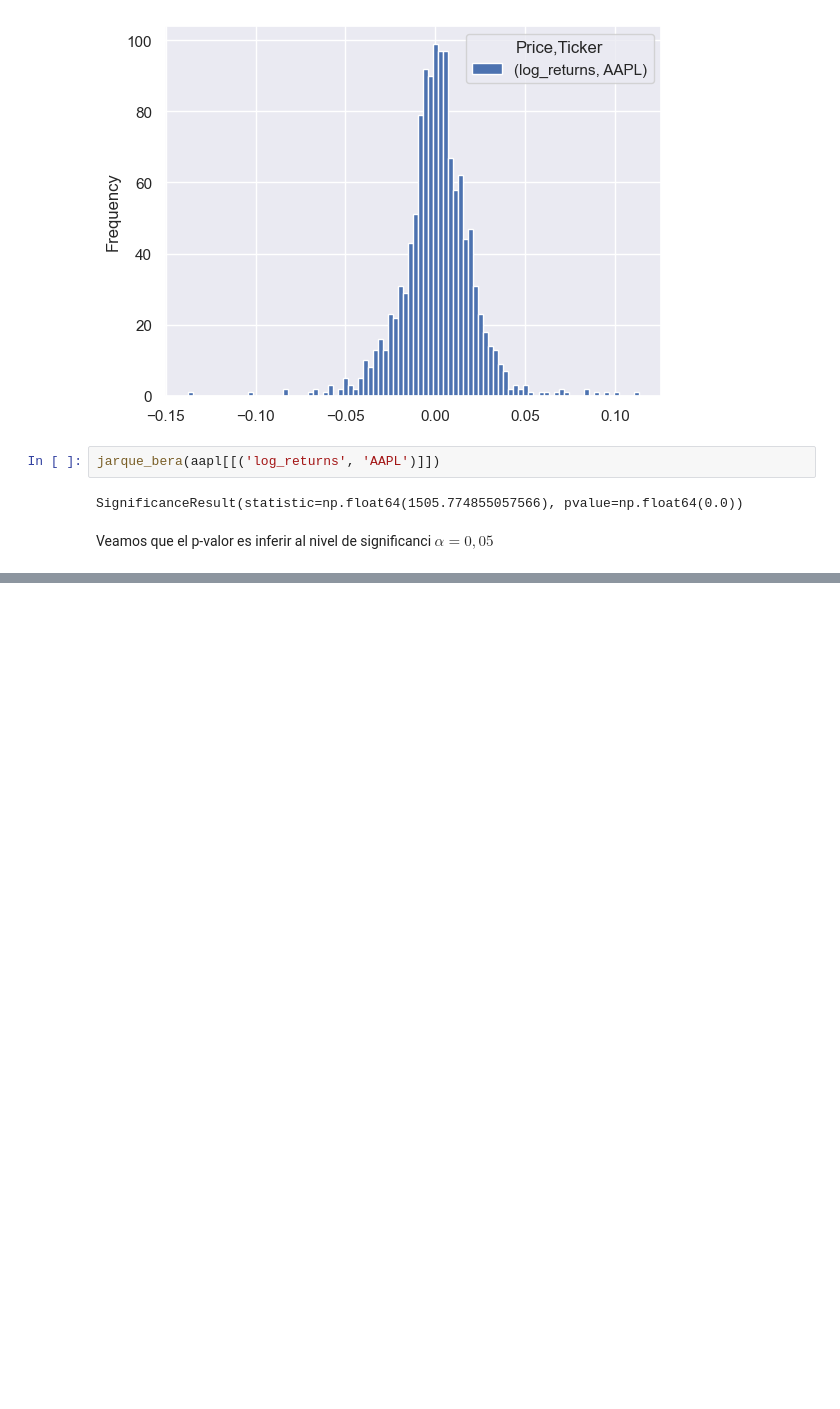
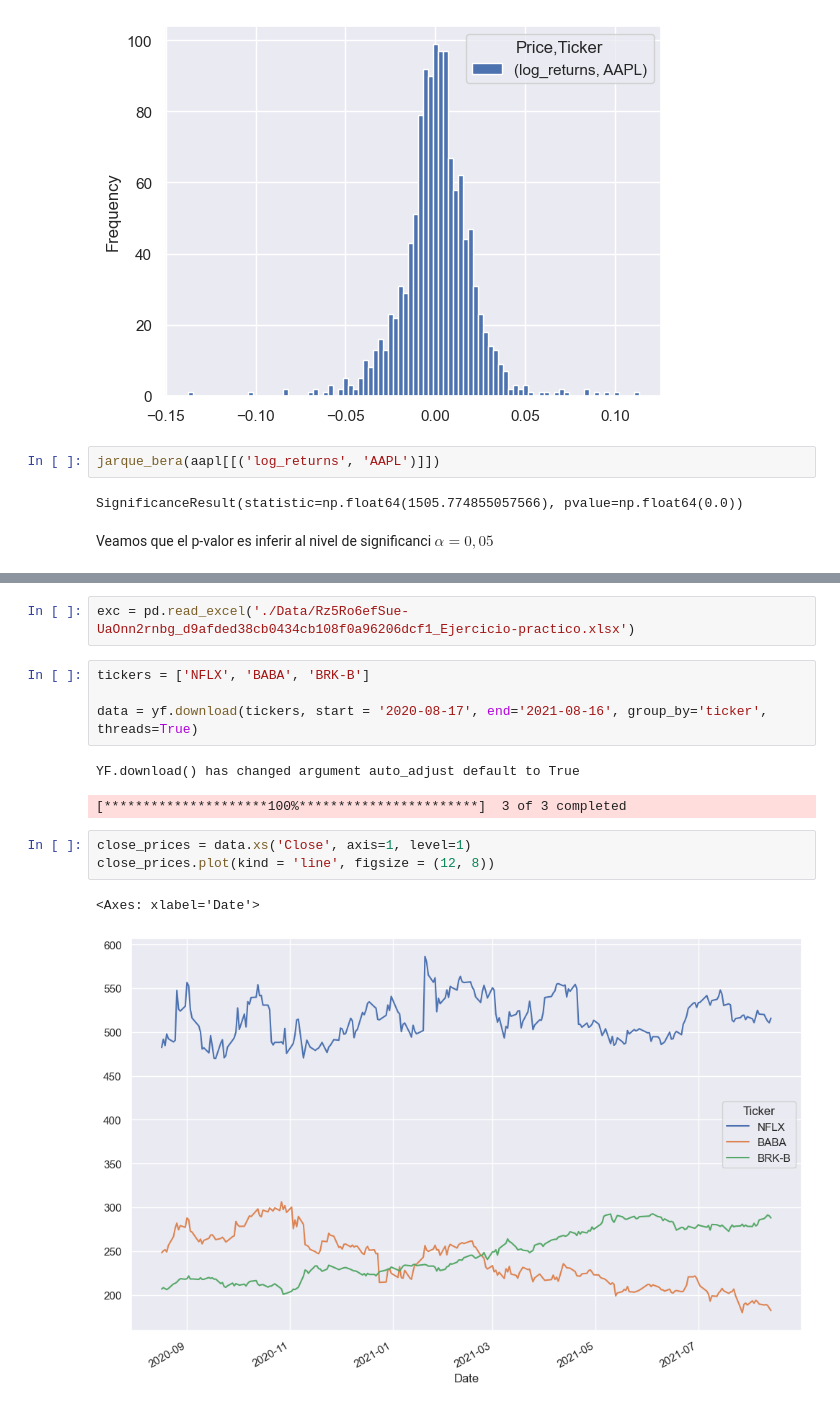
Before and after one commit to DaveQuant/Mathematical-Models-For-Pricing-Options, a Jupyter notebook: portfolio_2.ipynb, the cells around one changed output, grey strips where cells are left out. Saved outputs shown, nothing was run; the diff lists cells and outputs as text; blank space fills up the shorter version.

Commit message:
working with tickers

```diff
--- a/portfolio_2.ipynb
+++ b/portfolio_2.ipynb
@@ -64,0 +70,15 @@ Veamos que el p-valor es inferir al nivel de significanci $\alpha = 0,05$
+# %%
+exc = pd.read_excel('./Data/Rz5Ro6efSue-UaOnn2rnbg_d9afded38cb0434cb108f0a96206dcf1_Ejercicio-practico.xlsx')
+# %%
+tickers = ['NFLX', 'BABA', 'BRK-B']
+
+data = yf.download(tickers, start = '2020-08-17', end='2021-08-16', group_by='ticker', threads=True)
+# %% [output]
+YF.download() has changed argument auto_adjust default to True
+[*********************100%***********************]  3 of 3 completed
+# %%
+close_prices = data.xs('Close', axis=1, level=1)
+close_prices.plot(kind = 'line', figsize = (12, 8))
+# %% [output]
+<Axes: xlabel='Date'>
+[figure, added]
```
Also changed, not shown: parts of 2 cells of this notebook, 1 other file.
